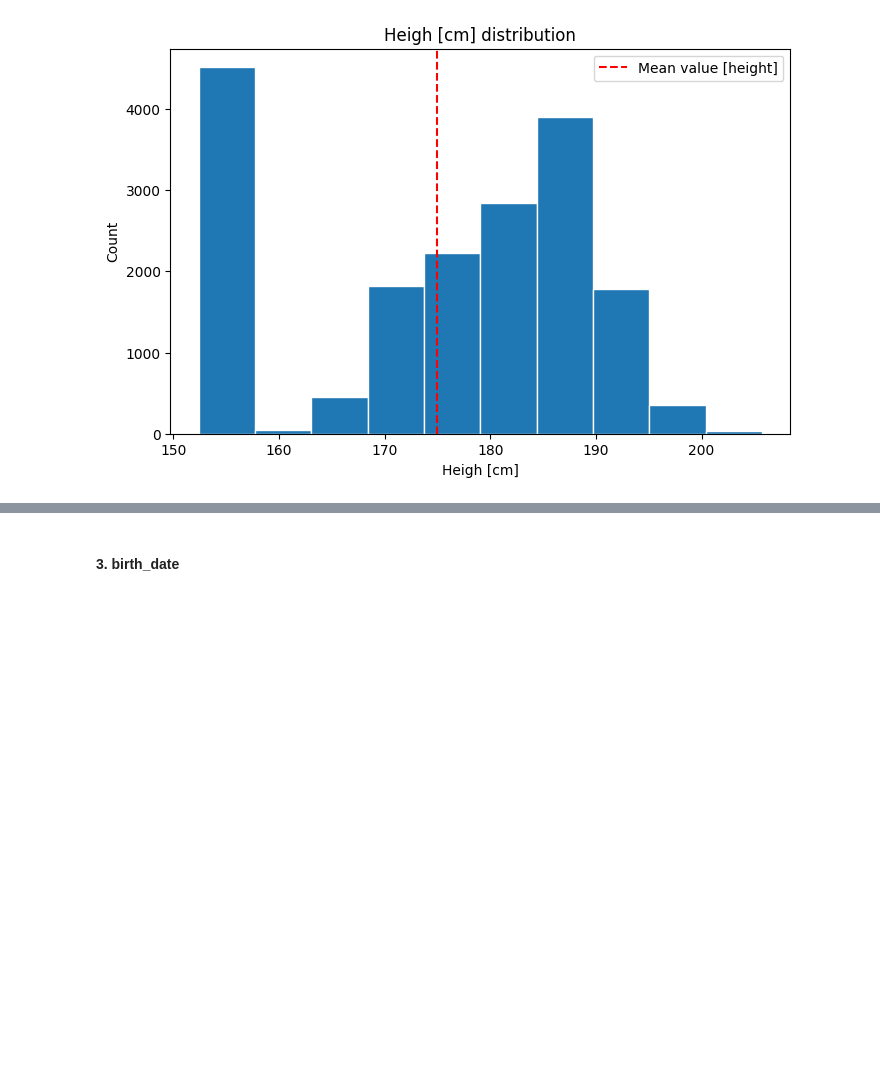
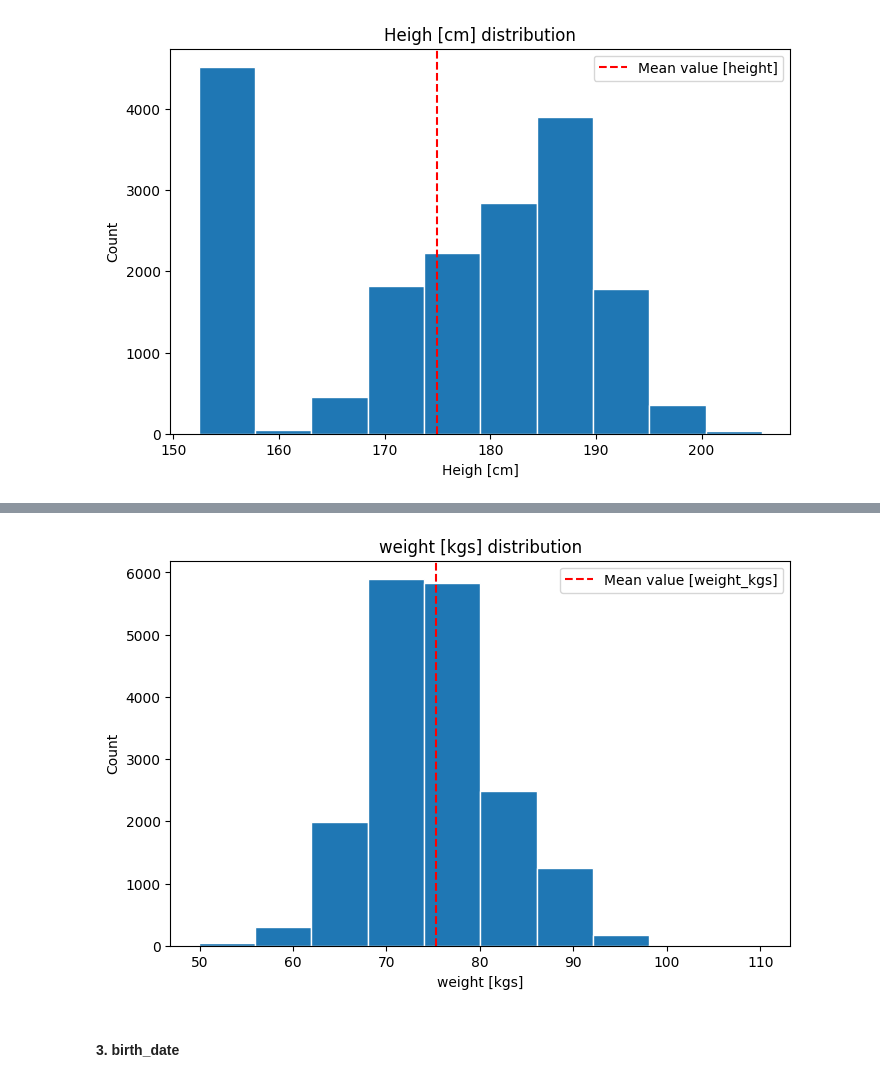
Before and after one commit to plamensve/ML_FINAL_PROJECT_2026, a Jupyter notebook: notebooks/01_overview.ipynb, the cells around one changed output, grey strips where cells are left out. Drawn from its saved outputs; the diff is of its cells as text; code cells hidden in the pictures; blank space fills up the shorter version.

```diff
--- a/notebooks/01_overview.ipynb
+++ b/notebooks/01_overview.ipynb
@@ -235,3 +249,26 @@ plt.show()
+# %%
+plt.figure(figsize=(8, 5))
+
+# Calculate the mean value of the players weight
+mean_height = data['weight_kgs'].mean()
+
+# Plot a histogram showing the distribution of players weight
+plt.hist(data['weight_kgs'], bins=10, edgecolor='white')
+
+plt.axvline(
+    mean_height,
+    color='r',
+    linestyle='--',
+    label='Mean value [weight_kgs]'
+)
+
+plt.xlabel('weight [kgs]')
+plt.ylabel('Count')
+plt.title('weight [kgs] distribution')
+plt.legend()
+plt.show()
+# %% [output]
+[figure, added]
 # %% [markdown]
 #### 3. birth_date
 # %%
```
Also changed, not shown: parts of 38 cells of this notebook.
